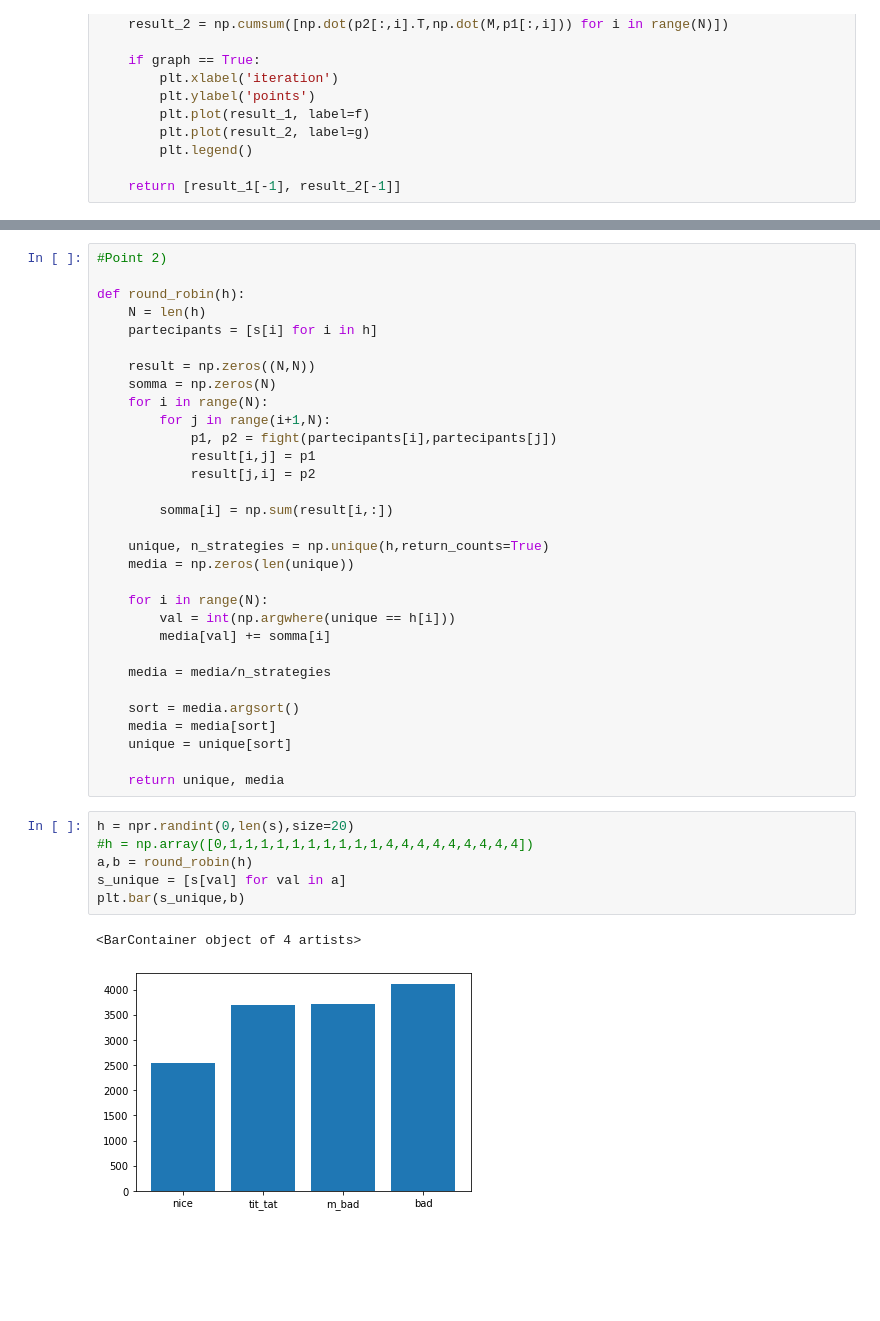
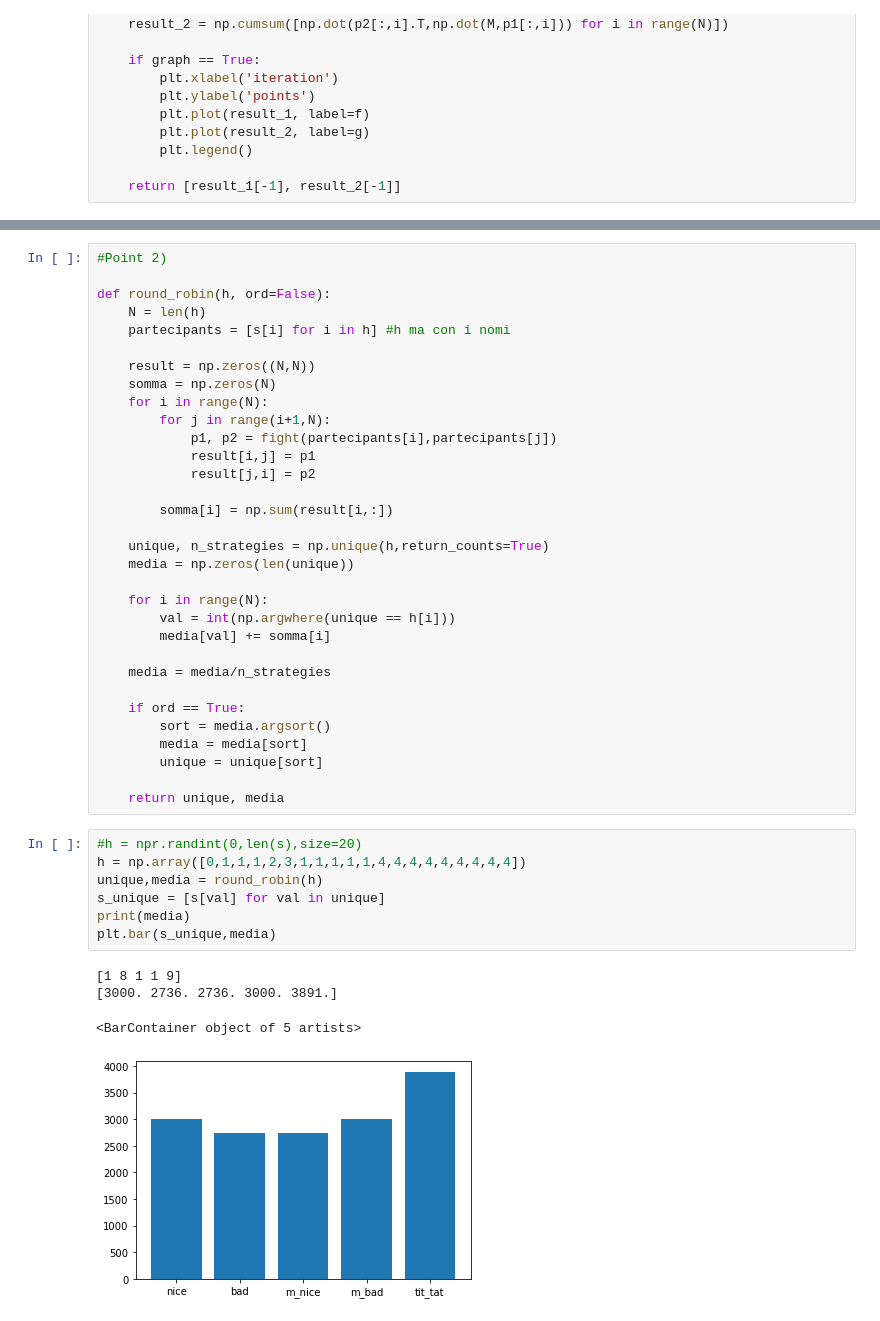
Before and after one commit to luca430/prisoner_dilemma, a Jupyter notebook: Project.ipynb, the cells around one changed output, grey strips where cells are left out. Cells and saved outputs as stored; diff of their text form; blank space fills up the shorter version.

Commit message:
plot ma problemi

```diff
--- a/Project.ipynb
+++ b/Project.ipynb
@@ -159,9 +159,9 @@ display(df)
 # %%
 #Point 2)
 
-def round_robin(h):
+def round_robin(h, ord=False):
     N = len(h)
-    partecipants = [s[i] for i in h]
+    partecipants = [s[i] for i in h] #h ma con i nomi
 
     result = np.zeros((N,N))
     somma = np.zeros(N)
@@ -182,18 +182,22 @@ def round_robin(h):
 
     media = media/n_strategies
 
-    sort = media.argsort()
-    media = media[sort]
-    unique = unique[sort]
+    if ord == True:
+        sort = media.argsort()
+        media = media[sort]
+        unique = unique[sort]
 
     return unique, media
 # %%
-h = npr.randint(0,len(s),size=20)
-#h = np.array([0,1,1,1,1,1,1,1,1,1,1,4,4,4,4,4,4,4,4,4])
-a,b = round_robin(h)
-s_unique = [s[val] for val in a]
-plt.bar(s_unique,b)
+#h = npr.randint(0,len(s),size=20)
+h = np.array([0,1,1,1,2,3,1,1,1,1,1,4,4,4,4,4,4,4,4,4])
+unique,media = round_robin(h)
+s_unique = [s[val] for val in unique]
+print(media)
+plt.bar(s_unique,media)
 # %% [output]
-<BarContainer object of 4 artists>
+[1 8 1 1 9]
+[3000. 2736. 2736. 3000. 3891.]
+<BarContainer object of 5 artists>
-[figure, old version]
+[figure, new version]
 # %%
```
Also changed, not shown: parts of 4 cells of this notebook.
